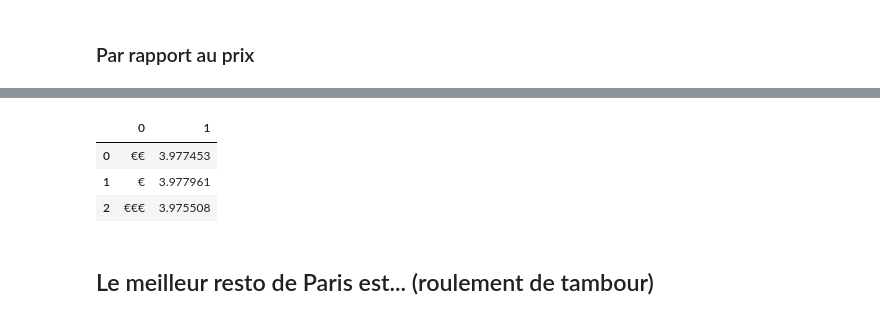
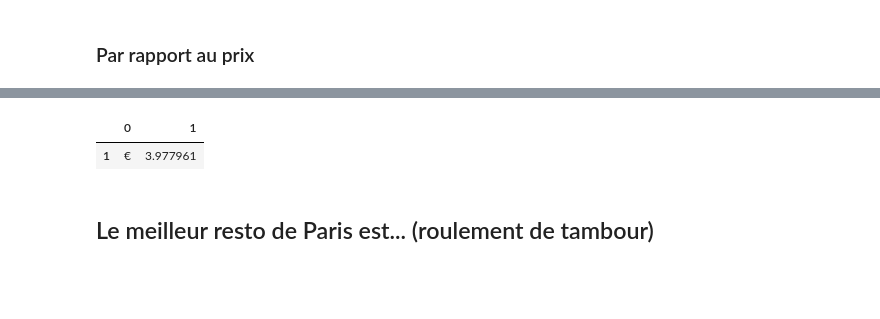
Before and after one commit to Nafbo/AVA-Resto, a Jupyter notebook: src/analysis/analysis.ipynb, the cells around one changed output, grey strips where cells are left out. Saved outputs shown, nothing was run; the diff lists cells and outputs as text; code cells hidden in the pictures; blank space fills up the shorter version.

```diff
--- a/src/analysis/analysis.ipynb
+++ b/src/analysis/analysis.ipynb
@@ -264,31 +366,29 @@ df_prix
 # %%
 temp = []
 compte=0
 moyenne_prix2 = []
 for yx in df_prix.columns:
 
     for i in range(len(df_prix[yx])):
         x = df_prix[yx].iloc[i]
         result = x * df_prix[yx].index[i]
         temp.append(result)
         compte += df_prix[yx].iloc[i]
 
     total = 0
     for i2 in range(len(temp)):
         total+=temp[i2]
     moyenne_prix2.append(total/compte)
 moyenne_prix = []
 for i in range(len(moyenne_prix2)):
     if df_prix.columns[i] != 'None':
         moyenne_prix.append([df_prix.columns[i], moyenne_prix2[i]])
 moyenne_prix = pd.DataFrame(moyenne_prix)
 moyenne_prix
-# moyenne_prix[moyenne_prix[1] == moyenne_prix[1].max()]
+moyenne_prix[moyenne_prix[1] == moyenne_prix[1].max()]
 # %% [output]
 |  | 0 | 1 |
-| 0 | €€ | 3.977453 |
 | 1 | € | 3.977961 |
-| 2 | €€€ | 3.975508 |
 # %% [markdown]
 ## Le meilleur resto de Paris est... (roulement de tambour)
 # %%
```
Also changed, not shown: parts of 6 cells of this notebook, 1 other file.
